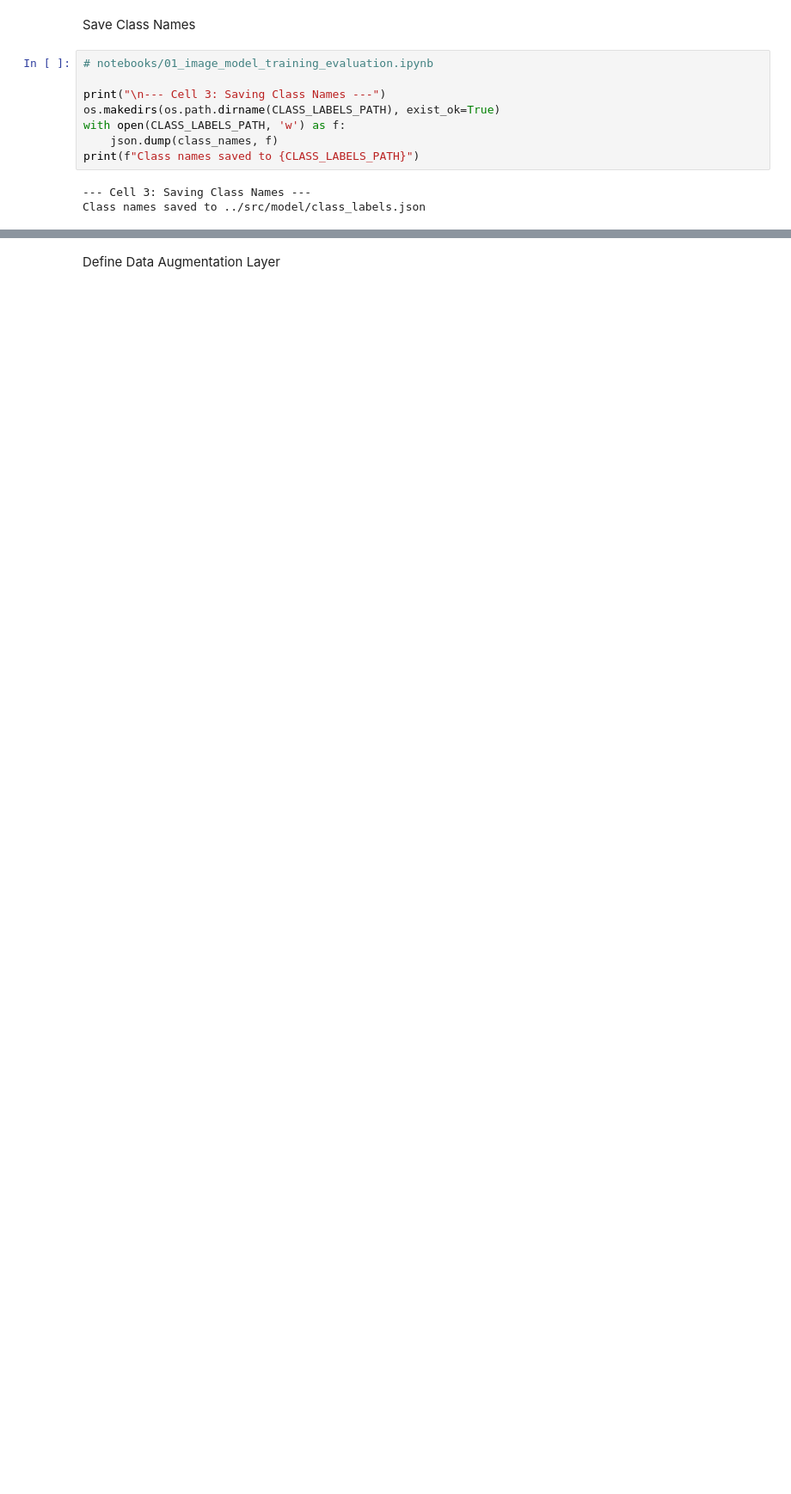
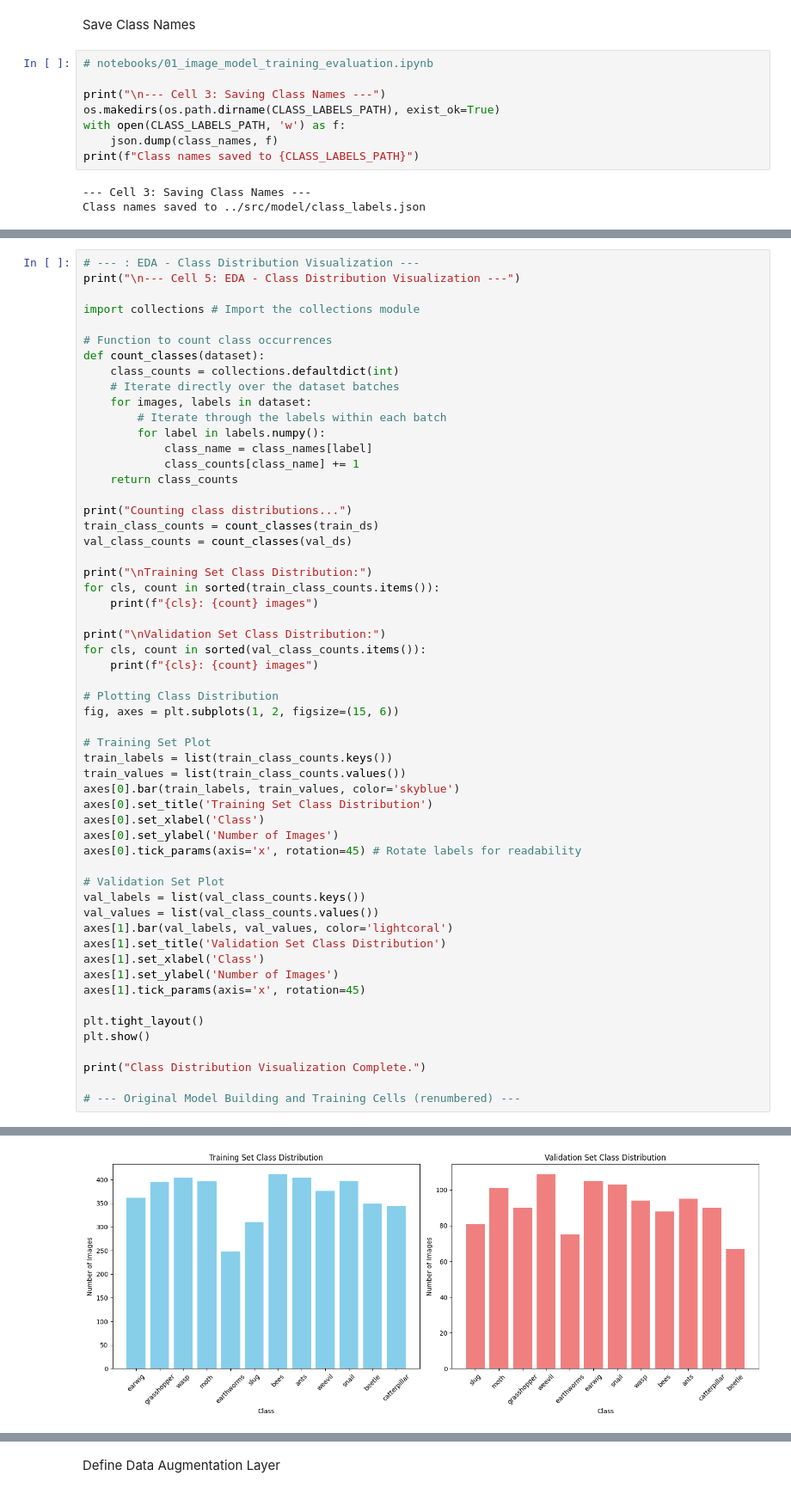
Before and after one commit to nmaketh/mlops_pest_classifier, a Jupyter notebook: mlops_pest_classifiers.ipynb, the cells around one changed output, grey strips where cells are left out. Shown at 86% size. Cells and saved outputs as stored; diff of their text form; blank space fills up the shorter version.

```diff
--- a/mlops_pest_classifiers.ipynb
+++ b/mlops_pest_classifiers.ipynb
@@ -148,0 +171,57 @@ Class names saved to ../src/model/class_labels.json
+# %%
+# --- : EDA - Class Distribution Visualization ---
+print("\n--- Cell 5: EDA - Class Distribution Visualization ---")
+
+import collections # Import the collections module
+
+# Function to count class occurrences
+def count_classes(dataset):
+    class_counts = collections.defaultdict(int)
+    # Iterate directly over the dataset batches
+    for images, labels in dataset:
+        # Iterate through the labels within each batch
+        for label in labels.numpy():
+            class_name = class_names[label]
+            class_counts[class_name] += 1
+    return class_counts
+
+print("Counting class distributions...")
+train_class_counts = count_classes(train_ds)
+val_class_counts = count_classes(val_ds)
+
+print("\nTraining Set Class Distribution:")
+for cls, count in sorted(train_class_counts.items()):
+    print(f"{cls}: {count} images")
+
+print("\nValidation Set Class Distribution:")
+for cls, count in sorted(val_class_counts.items()):
+    print(f"{cls}: {count} images")
+
+# Plotting Class Distribution
+fig, axes = plt.subplots(1, 2, figsize=(15, 6))
+
+# Training Set Plot
+train_labels = list(train_class_counts.keys())
+train_values = list(train_class_counts.values())
+axes[0].bar(train_labels, train_values, color='skyblue')
+axes[0].set_title('Training Set Class Distribution')
+axes[0].set_xlabel('Class')
+axes[0].set_ylabel('Number of Images')
+axes[0].tick_params(axis='x', rotation=45) # Rotate labels for readability
+
+# Validation Set Plot
+val_labels = list(val_class_counts.keys())
+val_values = list(val_class_counts.values())
+axes[1].bar(val_labels, val_values, color='lightcoral')
+axes[1].set_title('Validation Set Class Distribution')
+axes[1].set_xlabel('Class')
+axes[1].set_ylabel('Number of Images')
+axes[1].tick_params(axis='x', rotation=45)
+
+plt.tight_layout()
+plt.show()
+
+print("Class Distribution Visualization Complete.")
+
+# --- Original Model Building and Training Cells (renumbered) ---
+# %% [output]
@@ -148,0 +245 @@ Class names saved to ../src/model/class_labels.json
+[figure, added]
```
Also changed, not shown: parts of 4 cells of this notebook.
